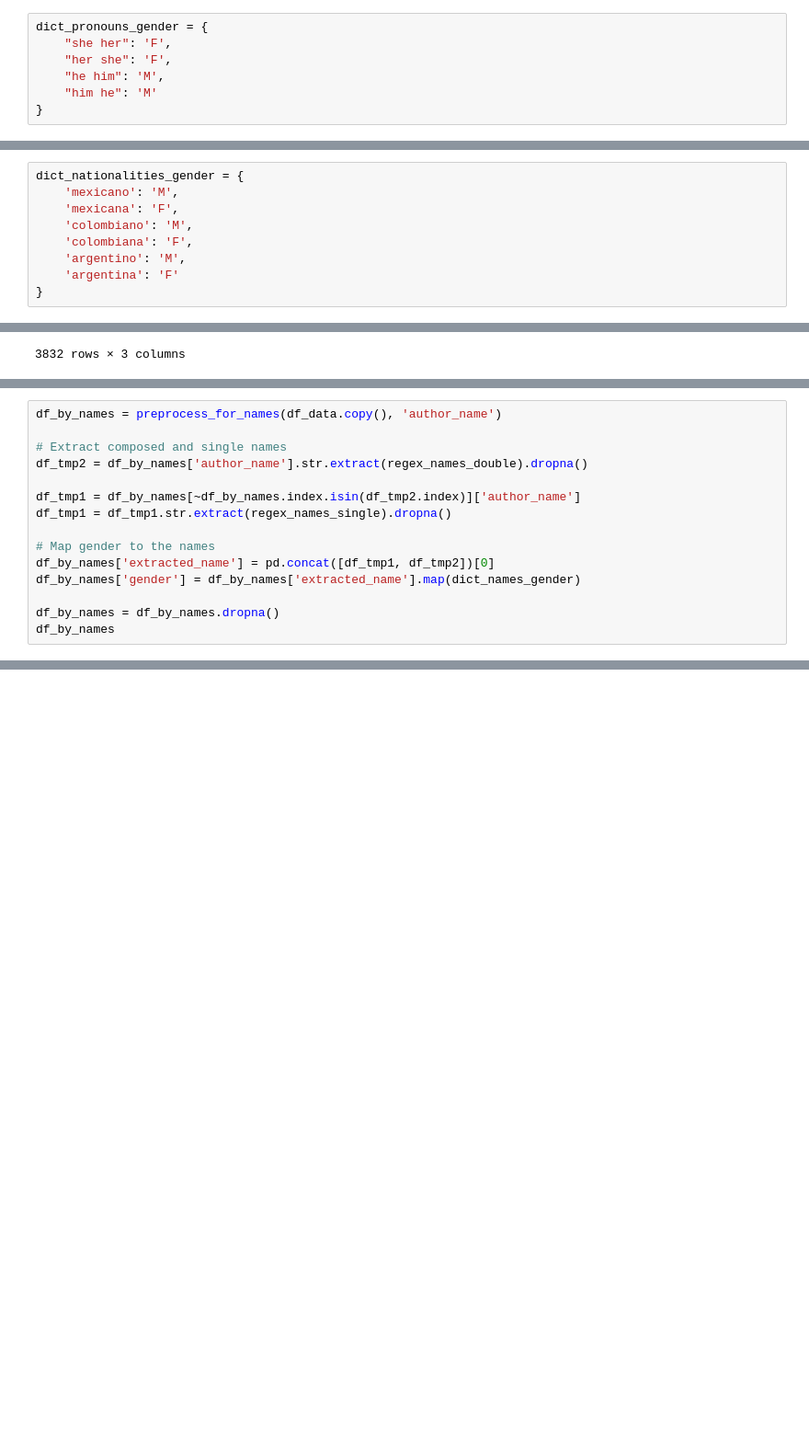
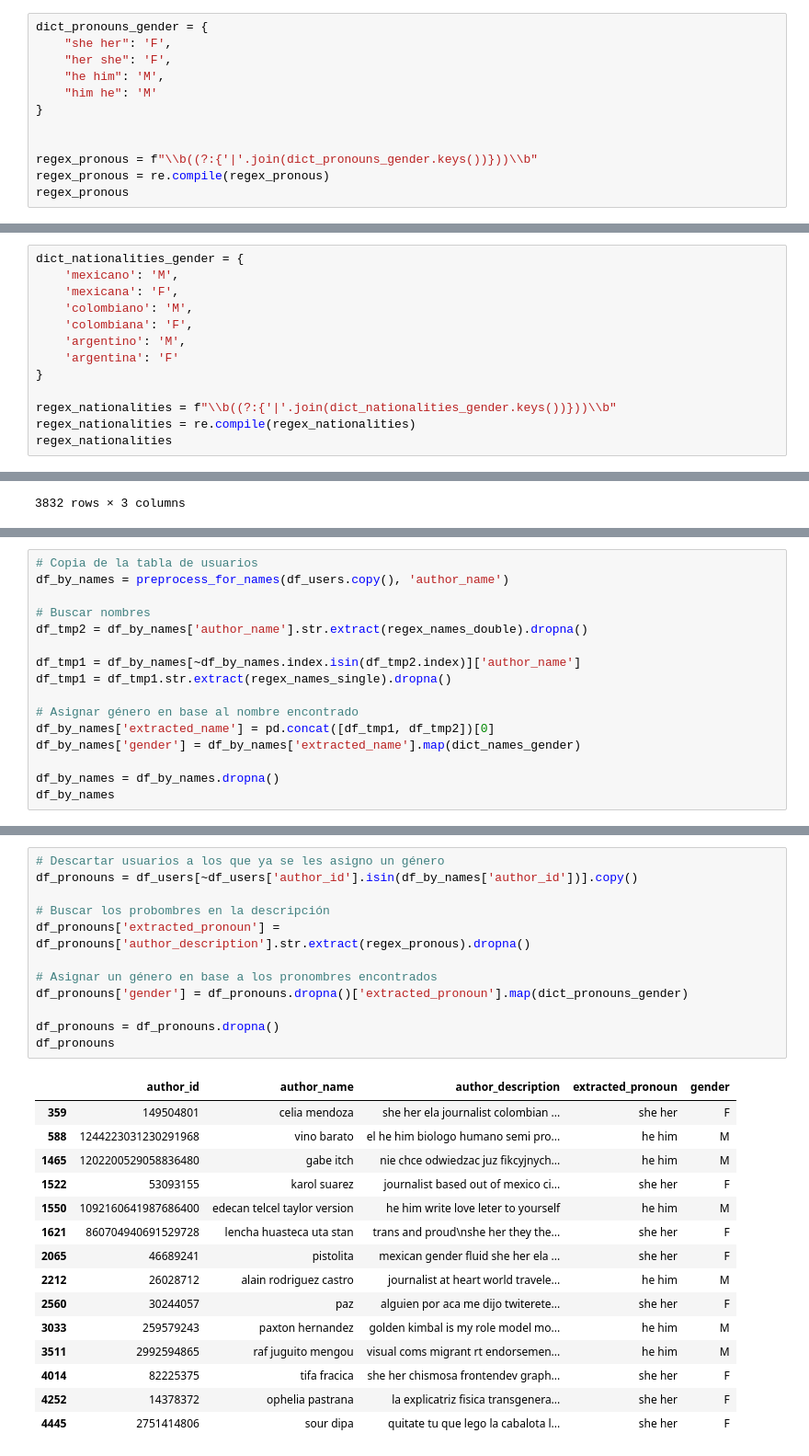
Before and after one commit to Entropia-AI/Workshop_2_Migracion, a Jupyter notebook: twitter/4_Asignar_Genero.ipynb, the cells around one changed output, grey strips where cells are left out. Shown at 92% size. Drawn from its saved outputs; the diff is of its cells as text; blank space fills up the shorter version.

Commit message:
feat(twitter): finish first draft of the get_gender notebook

```diff
--- a/twitter/4_Asignar_Genero.ipynb
+++ b/twitter/4_Asignar_Genero.ipynb
@@ -62,3 +62,8 @@ dict_pronouns_gender = {
     "he him": 'M',
     "him he": 'M'
 }
+
+
+regex_pronous = f"\\b((?:{'|'.join(dict_pronouns_gender.keys())}))\\b"
+regex_pronous = re.compile(regex_pronous)
+regex_pronous
@@ -73,3 +80,7 @@ dict_nationalities_gender = {
     'argentino': 'M',
     'argentina': 'F'
 }
+
+regex_nationalities = f"\\b((?:{'|'.join(dict_nationalities_gender.keys())}))\\b"
+regex_nationalities = re.compile(regex_nationalities)
+regex_nationalities
@@ -188,13 +202,14 @@ df_users
 # %%
-df_by_names = preprocess_for_names(df_data.copy(), 'author_name')
+# Copia de la tabla de usuarios
+df_by_names = preprocess_for_names(df_users.copy(), 'author_name')
 
-# Extract composed and single names
+# Buscar nombres
 df_tmp2 = df_by_names['author_name'].str.extract(regex_names_double).dropna()
 
 df_tmp1 = df_by_names[~df_by_names.index.isin(df_tmp2.index)]['author_name']
 df_tmp1 = df_tmp1.str.extract(regex_names_single).dropna()
 
-# Map gender to the names
+# Asignar género en base al nombre encontrado
 df_by_names['extracted_name'] = pd.concat([df_tmp1, df_tmp2])[0]
 df_by_names['gender'] = df_by_names['extracted_name'].map(dict_names_gender)
 
@@ -207,0 +234,28 @@ TODO: To make a reliable search on the description field, first the official acc
+# %%
+# Descartar usuarios a los que ya se les asigno un género
+df_pronouns = df_users[~df_users['author_id'].isin(df_by_names['author_id'])].copy()
+
+# Buscar los probombres en la descripción
+df_pronouns['extracted_pronoun'] = df_pronouns['author_description'].str.extract(regex_pronous).dropna()
+
+# Asignar un género en base a los pronombres encontrados
+df_pronouns['gender'] = df_pronouns.dropna()['extracted_pronoun'].map(dict_pronouns_gender)
+
+df_pronouns = df_pronouns.dropna()
+df_pronouns
+# %% [output]
+|  | author_id | author_name | author_description | extracted_pronoun | gender |
+| 359 | 149504801 | celia mendoza | she her ela journalist colombian ... | she her | F |
+| 588 | 1244223031230291968 | vino barato | el he him biologo humano semi pro... | he him | M |
+| 1465 | 1202200529058836480 | gabe itch | nie chce odwiedzac juz fikcyjnych... | he him | M |
+| 1522 | 53093155 | karol suarez | journalist based out of mexico ci... | she her | F |
+| 1550 | 1092160641987686400 | edecan telcel taylor version | he him write love leter to yourself | he him | M |
+| 1621 | 860704940691529728 | lencha huasteca uta stan | trans and proud\nshe her they the... | she her | F |
+| 2065 | 46689241 | pistolita | mexican gender fluid she her ela ... | she her | F |
+| 2212 | 26028712 | alain rodriguez castro | journalist at heart world travele... | he him | M |
+| 2560 | 30244057 | paz | alguien por aca me dijo twiterete... | she her | F |
+| 3033 | 259579243 | paxton hernandez | golden kimbal is my role model mo... | he him | M |
+| 3511 | 2992594865 | raf juguito mengou | visual coms migrant rt endorsemen... | he him | M |
+| 4014 | 82225375 | tifa fracica | she her chismosa frontendev graph... | she her | F |
+| 4252 | 14378372 | ophelia pastrana | la explicatriz fisica transgenera... | she her | F |
+| 4445 | 2751414806 | sour dipa | quitate tu que lego la cabalota l... | she her | F |
```
Also changed, not shown: parts of 28 cells of this notebook.
